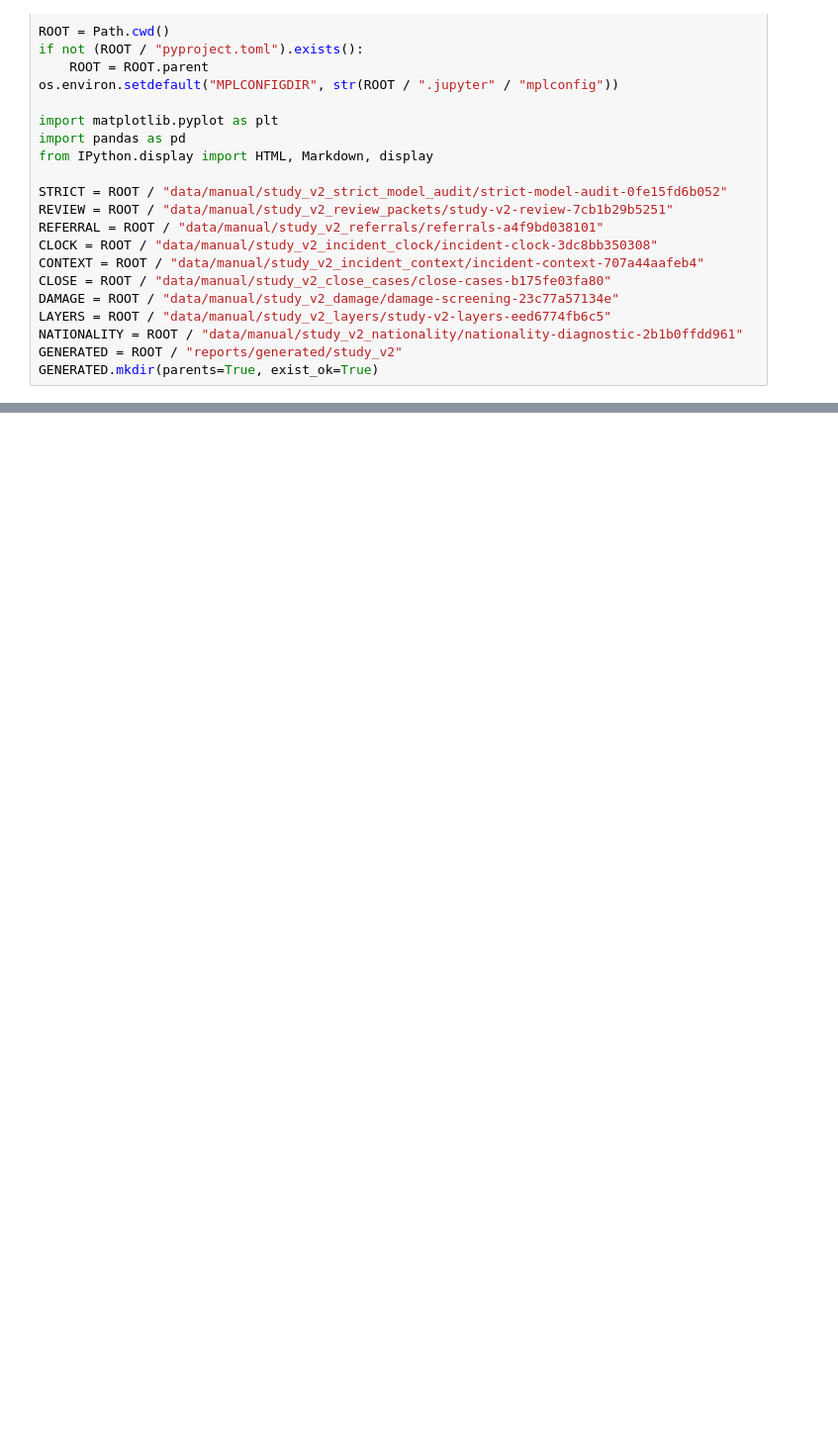
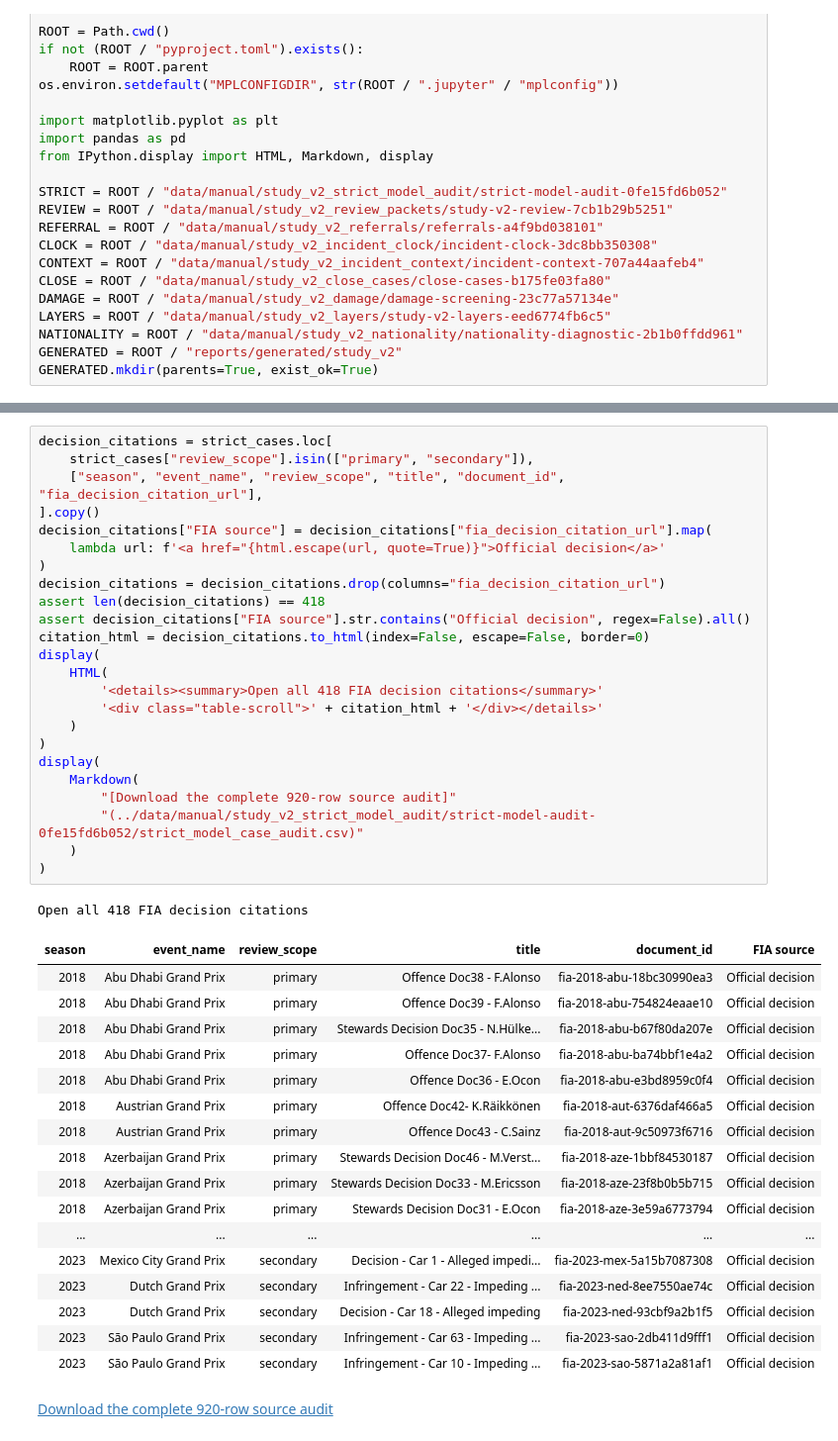
Before and after one commit to brianbzeng/f1-stewarding-analysis, a Jupyter notebook: notebooks/12_study_v2_report.ipynb, the cells around one changed output, grey strips where cells are left out. Shown at 99% size. Saved outputs shown, nothing was run; the diff lists cells and outputs as text; blank space fills up the shorter version.

Commit message:
Finalize integrated stewarding report

```diff
--- a/notebooks/12_study_v2_report.ipynb
+++ b/notebooks/12_study_v2_report.ipynb
@@ -265,0 +927,44 @@ display(HTML(decision_citations.to_html(index=False, escape=False)))
+# %%
+decision_citations = strict_cases.loc[
+    strict_cases["review_scope"].isin(["primary", "secondary"]),
+    ["season", "event_name", "review_scope", "title", "document_id", "fia_decision_citation_url"],
+].copy()
+decision_citations["FIA source"] = decision_citations["fia_decision_citation_url"].map(
+    lambda url: f'<a href="{html.escape(url, quote=True)}">Official decision</a>'
+)
+decision_citations = decision_citations.drop(columns="fia_decision_citation_url")
+assert len(decision_citations) == 418
+assert decision_citations["FIA source"].str.contains("Official decision", regex=False).all()
+citation_html = decision_citations.to_html(index=False, escape=False, border=0)
+display(
+    HTML(
+        '<details><summary>Open all 418 FIA decision citations</summary>'
+        '<div class="table-scroll">' + citation_html + '</div></details>'
+    )
+)
+display(
+    Markdown(
+        "[Download the complete 920-row source audit]"
+        "(../data/manual/study_v2_strict_model_audit/strict-model-audit-0fe15fd6b052/strict_model_case_audit.csv)"
+    )
+)
+# %% [output]
+Open all 418 FIA decision citations
+| season | event_name | review_scope | title | document_id | FIA source |
+| 2018 | Abu Dhabi Grand Prix | primary | Offence Doc38 - F.Alonso | fia-2018-abu-18bc30990ea3 | Official decision |
+| 2018 | Abu Dhabi Grand Prix | primary | Offence Doc39 - F.Alonso | fia-2018-abu-754824eaae10 | Official decision |
+| 2018 | Abu Dhabi Grand Prix | primary | Stewards Decision Doc35 - N.Hülke... | fia-2018-abu-b67f80da207e | Official decision |
+| 2018 | Abu Dhabi Grand Prix | primary | Offence Doc37- F.Alonso | fia-2018-abu-ba74bbf1e4a2 | Official decision |
+| 2018 | Abu Dhabi Grand Prix | primary | Offence Doc36 - E.Ocon | fia-2018-abu-e3bd8959c0f4 | Official decision |
+| 2018 | Austrian Grand Prix | primary | Offence Doc42- K.Räikkönen | fia-2018-aut-6376daf466a5 | Official decision |
+| 2018 | Austrian Grand Prix | primary | Offence Doc43 - C.Sainz | fia-2018-aut-9c50973f6716 | Official decision |
+| 2018 | Azerbaijan Grand Prix | primary | Stewards Decision Doc46 - M.Verst... | fia-2018-aze-1bbf84530187 | Official decision |
+| 2018 | Azerbaijan Grand Prix | primary | Stewards Decision Doc33 - M.Ericsson | fia-2018-aze-23f8b0b5b715 | Official decision |
+| 2018 | Azerbaijan Grand Prix | primary | Stewards Decision Doc31 - E.Ocon | fia-2018-aze-3e59a6773794 | Official decision |
+| ... | ... | ... | ... | ... | ... |
+| 2023 | Mexico City Grand Prix | secondary | Decision - Car 1 - Alleged impedi... | fia-2023-mex-5a15b7087308 | Official decision |
+| 2023 | Dutch Grand Prix | secondary | Infringement - Car 22 - Impeding ... | fia-2023-ned-8ee7550ae74c | Official decision |
+| 2023 | Dutch Grand Prix | secondary | Decision - Car 18 - Alleged impeding | fia-2023-ned-93cbf9a2b1f5 | Official decision |
+| 2023 | São Paulo Grand Prix | secondary | Infringement - Car 63 - Impeding ... | fia-2023-sao-2db411d9fff1 | Official decision |
+| 2023 | São Paulo Grand Prix | secondary | Infringement - Car 10 - Impeding ... | fia-2023-sao-5871a2a81af1 | Official decision |
+[Download the complete 920-row source audit](../data/manual/study_v2_strict_model_audit/strict-model-audit-0fe15fd6b052/strict_model_case_audit.csv)
```
Also changed, not shown: parts of 44 cells of this notebook, 22 other files.
